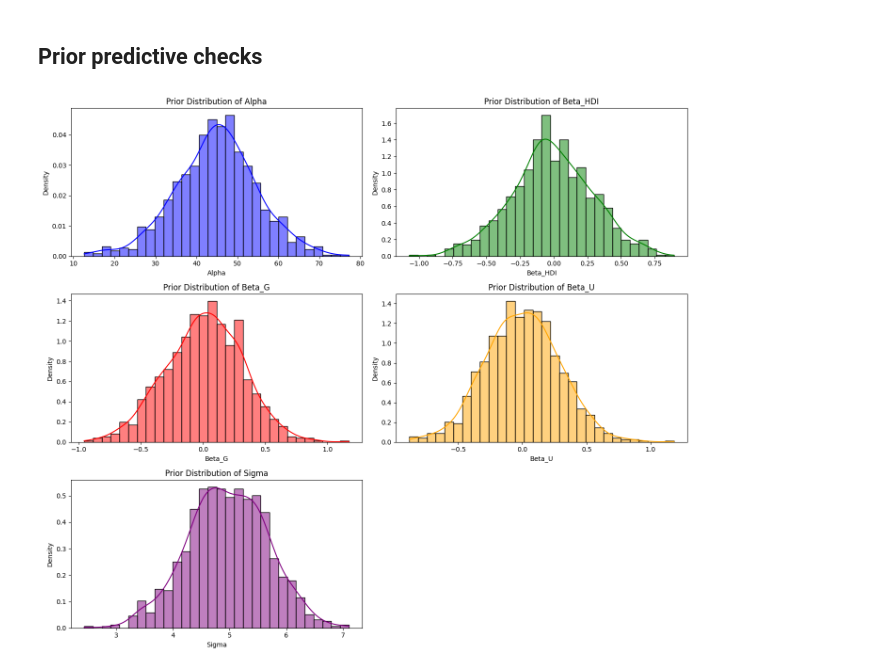
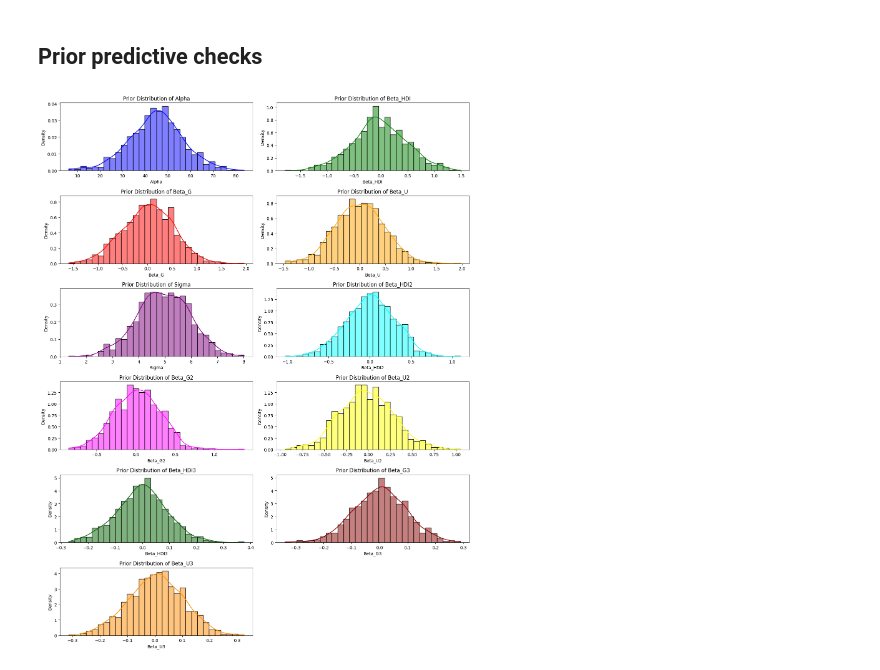
Before and after one commit to SzczypekJ/Predicting-USA-presidential-elections, a Jupyter notebook: first_model.ipynb, the cells around one changed output. Drawn from its saved outputs; the diff is of its cells as text; code cells hidden in the pictures.

```diff
--- a/first_model.ipynb
+++ b/first_model.ipynb
@@ -757,42 +741,65 @@ Consider re-running with show_console=True if the above output is unclear!
 # %% [markdown]
 ## Prior predictive checks
 # %%
+import pandas as pd
+import numpy as np
+import seaborn as sns
+import matplotlib.pyplot as plt
+
 # Simulate parameter values from the priors
 n_samples = 1000
-alpha_prior = np.random.normal(45, 10, n_samples)
-beta_HDI_prior = np.random.normal(0, 0.3, n_samples)
-beta_G_prior = np.random.normal(0, 0.3, n_samples)
-beta_U_prior = np.random.normal(0, 0.3, n_samples)
-sigma_prior = np.random.normal(5, 0.7, n_samples)
+alpha_prior = np.random.normal(45, 12, n_samples)
+beta_HDI_prior = np.random.normal(0, 0.5, n_samples)
+beta_G_prior = np.random.normal(0, 0.5, n_samples)
+beta_U_prior = np.random.normal(0, 0.5, n_samples)
+sigma_prior = np.random.normal(5, 1, n_samples)
+beta_HDI2_prior = np.random.normal(0, 0.3, n_samples)
+beta_G2_prior = np.random.normal(0, 0.3, n_samples)
+beta_U2_prior = np.random.normal(0, 0.3, n_samples)
+beta_HDI3_prior = np.random.normal(0, 0.1, n_samples)
+beta_G3_prior = np.random.normal(0, 0.1, n_samples)
+beta_U3_prior = np.random.normal(0, 0.1, n_samples)
 
 # Ensure sigma values are positive
 sigma_prior = sigma_prior[sigma_prior > 0]
 
 # Create a DataFrame for easier manipulation
 priors_df = pd.DataFrame({
     'Alpha': alpha_prior,
     'Beta_HDI': beta_HDI_prior,
     'Beta_G': beta_G_prior,
     'Beta_U': beta_U_prior,
-    'Sigma': sigma_prior
+    'Sigma': sigma_prior,
+    'Beta_HDI2': beta_HDI2_prior,
+    'Beta_G2': beta_G2_prior,
+    'Beta_U2': beta_U2_prior,
+    'Beta_HDI3': beta_HDI3_prior,
+    'Beta_G3': beta_G3_prior,
+    'Beta_U3': beta_U3_prior
 })
 
 # Plot the distributions of the simulated prior values using seaborn
-fig, axes = plt.subplots(3, 2, figsize=(14, 12))
+fig, axes = plt.subplots(6, 2, figsize=(14, 18))
 
 sns.histplot(priors_df['Alpha'], bins=30, kde=True, stat="density", ax=axes[0, 0], color='blue').set_title('Prior Distribution of Alpha')
 sns.histplot(priors_df['Beta_HDI'], bins=30, kde=True, stat="density", ax=axes[0, 1], color='green').set_title('Prior Distribution of Beta_HDI')
 sns.histplot(priors_df['Beta_G'], bins=30, kde=True, stat="density", ax=axes[1, 0], color='red').set_title('Prior Distribution of Beta_G')
 sns.histplot(priors_df['Beta_U'], bins=30, kde=True, stat="density", ax=axes[1, 1], color='orange').set_title('Prior Distribution of Beta_U')
 sns.histplot(priors_df['Sigma'], bins=30, kde=True, stat="density", ax=axes[2, 0], color='purple').set_title('Prior Distribution of Sigma')
+sns.histplot(priors_df['Beta_HDI2'], bins=30, kde=True, stat="density", ax=axes[2, 1], color='cyan').set_title('Prior Distribution of Beta_HDI2')
+sns.histplot(priors_df['Beta_G2'], bins=30, kde=True, stat="density", ax=axes[3, 0], color='magenta').set_title('Prior Distribution of Beta_G2')
+sns.histplot(priors_df['Beta_U2'], bins=30, kde=True, stat="density", ax=axes[3, 1], color='yellow').set_title('Prior Distribution of Beta_U2')
+sns.histplot(priors_df['Beta_HDI3'], bins=30, kde=True, stat="density", ax=axes[4, 0], color='darkgreen').set_title('Prior Distribution of Beta_HDI3')
+sns.histplot(priors_df['Beta_G3'], bins=30, kde=True, stat="density", ax=axes[4, 1], color='darkred').set_title('Prior Distribution of Beta_G3')
+sns.histplot(priors_df['Beta_U3'], bins=30, kde=True, stat="density", ax=axes[5, 0], color='darkorange').set_title('Prior Distribution of Beta_U3')
 
 # Remove the last subplot which is empty
-fig.delaxes(axes[2][1])
+fig.delaxes(axes[5][1])
 
 plt.tight_layout()
 plt.show()
 # %% [output]
-[figure, old version]
+[figure, new version]
 # %%
 # Load and prepare the data
 file_path = 'data/main_data.xlsx'
```
Also changed, not shown: parts of 13 cells of this notebook, 4 other files.
